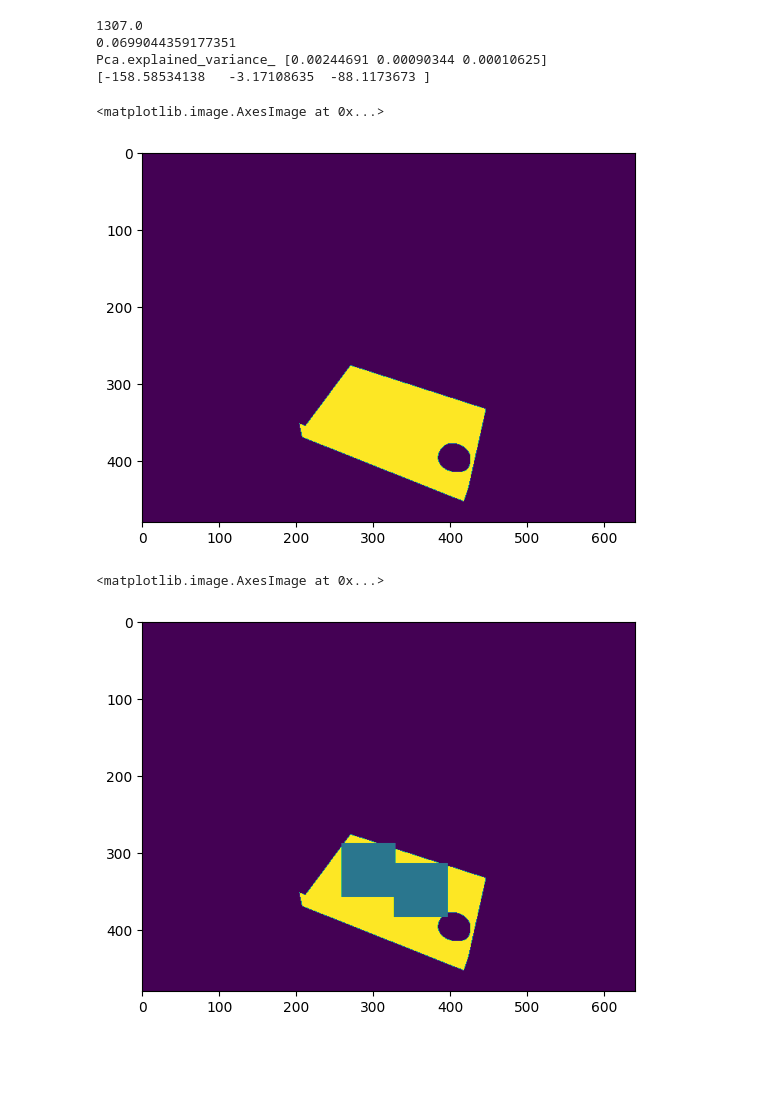
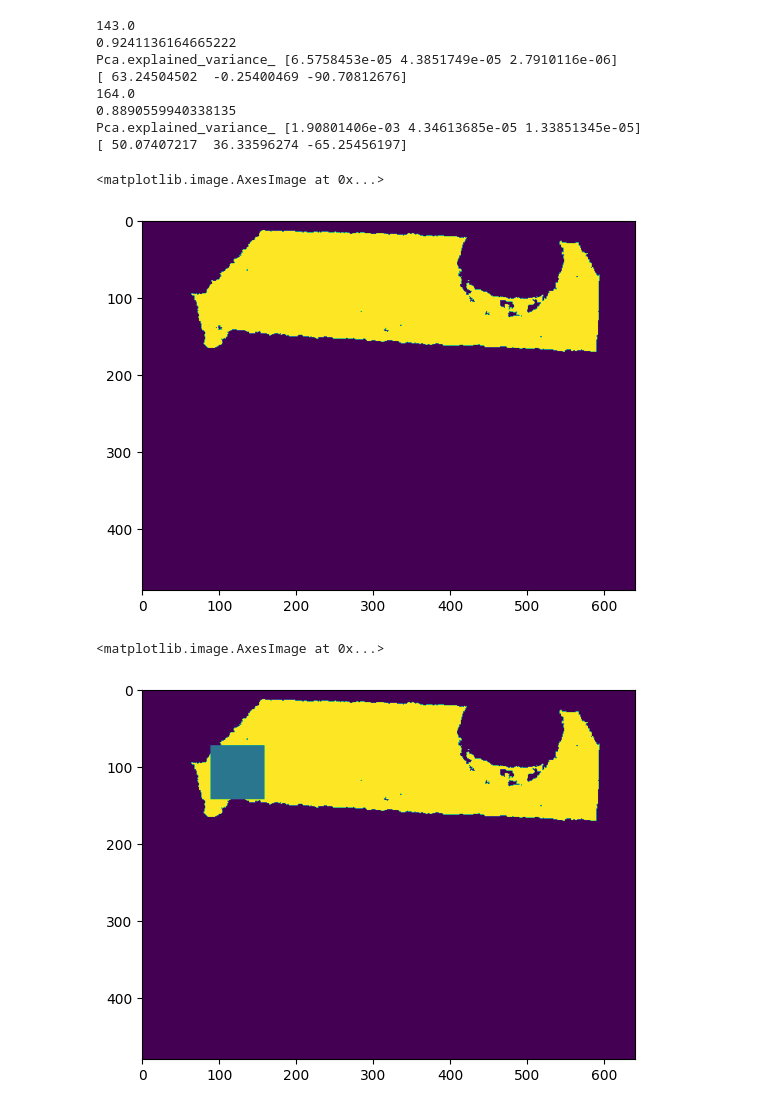
Before and after one commit to takeshi-pumas/catkin_extras, a Jupyter notebook: src/segmentation/scripts/Segmentator Explained by parts.ipynb, the cells around one changed output. Saved outputs shown, nothing was run; the diff lists cells and outputs as text; code cells hidden in the pictures; blank space fills up the shorter version.

```diff
--- a/src/segmentation/scripts/Segmentator Explained by parts.ipynb
+++ b/src/segmentation/scripts/Segmentator Explained by parts.ipynb
@@ -51,14 +51,14 @@ higher=10000
 ### MODIFICATION FOR STORING GRECIES, FINDING PLACING PLANE
 orig_image= rgb_image.copy()
 mask= np.zeros(corrected['z'].shape)#mask
-low_plane = (corrected['z'] > 0.065) #plane height
-high_plane = (corrected['z'] < 0.12)#plane height + obj height
+low_plane = (corrected['z'] > 0.865) #plane height
+high_plane = (corrected['z'] < 0.95)#plane height + obj height
 high_x = (corrected['x'] > 7.8)
 low_x = (corrected['x'] < 8.25)
 #x coords placing plane limit
 z_lims=np.logical_and(low_plane, high_plane)
 x_lims=np.logical_and(low_x, high_x)
-result_indices = np.where(np.logical_and(z_lims, x_lims))
+result_indices = np.where(z_lims)#np.logical_and(z_lims, x_lims))
 
 mask[result_indices]=200
 _, binary_image = cv2.threshold(mask, 20, 255, cv2.THRESH_BINARY)
@@ -72,38 +72,42 @@ image_with_contours = img.copy()
 contours, hierarchy = cv2.findContours(binary_image.astype(np.uint8) ,cv2.RETR_TREE,cv2.CHAIN_APPROX_SIMPLE)
 cents=[]
 quats_pca=[]
 for contour in contours:
     # Draw contours on the image
     area = cv2.contourArea(contour)
     if area > lower and area < higher :  #### AREA IN PIXELS ( USEFUL TO AVOID WALLS OR OTHER BIG CLUSTRS)
         print(area)
         boundRect = cv2.boundingRect(contour)
         mask = np.zeros_like(binary_image)
         mask=cv2.rectangle(mask,(boundRect[0], boundRect[1]),(boundRect[0]+boundRect[2], boundRect[1]+boundRect[3]), (255,255,255), -1)
         individual_mask=(mask*binary_image).astype(np.uint8)
         cent=np.asarray(   ((  np.nanmean(corrected['x'][np.where(individual_mask==1)]) ,np.nanmean(corrected['y'][np.where(individual_mask==1)]),np.nanmean(corrected['z'][np.where(individual_mask==1)])       ))      )
         cents.append(cent)
         ################################PCA
         points_c=np.asarray((corrected['x'][np.where(individual_mask==1)],corrected['y'][np.where(individual_mask==1)],corrected['z'][np.where(individual_mask==1)]))
         E_R=points_to_PCA(points_c.transpose())
         e_ER=tf.transformations.euler_from_matrix(E_R)
         quat= tf. transformations.quaternion_from_euler(e_ER[0],e_ER[1],e_ER[2])
         quats_pca.append(quat)
         print(np.rad2deg(tf.transformations.euler_from_matrix(E_R)))
         #######FOR DEBUG IMAGE
         cv2.drawContours(image_with_contours, contour, -1, (0, 255, 0), 2)  # -1 draws all contours
         rgb_image=cv2.rectangle(image_with_contours,(boundRect[0], boundRect[1]),(boundRect[0]+boundRect[2], boundRect[1]+boundRect[3]), (255,255,0), 2)
 
 
 #plt.imshow(img)
 plt.imshow (binary_image)
 # %% [output]
-1307.0
-0.0699044359177351
-Pca.explained_variance_ [0.00244691 0.00090344 0.00010625]
-[-158.58534138   -3.17108635  -88.1173673 ]
+143.0
+0.9241136164665222
+Pca.explained_variance_ [6.5758453e-05 4.3851749e-05 2.7910116e-06]
+[ 63.24504502  -0.25400469 -90.70812676]
+164.0
+0.8890559940338135
+Pca.explained_variance_ [1.90801406e-03 4.34613685e-05 1.33851345e-05]
+[ 50.07407217  36.33596274 -65.25456197]
 <matplotlib.image.AxesImage at 0x...>
-[figure, old version]
+[figure, new version]
 # %%
 xs,ys=np.where(binary_image==255 )[0] ,np.where(binary_image==255 )[1]
 for x,y  in zip(xs,ys):
@@ -112,7 +116,7 @@ for x,y  in zip(xs,ys):
 plt.imshow(binary_image)
 # %% [output]
 <matplotlib.image.AxesImage at 0x...>
-[figure, old version]
+[figure, new version]
 # %%
 np.where(binar)
 # %%
```
Also changed, not shown: parts of 23 cells of this notebook, 2 other files.
